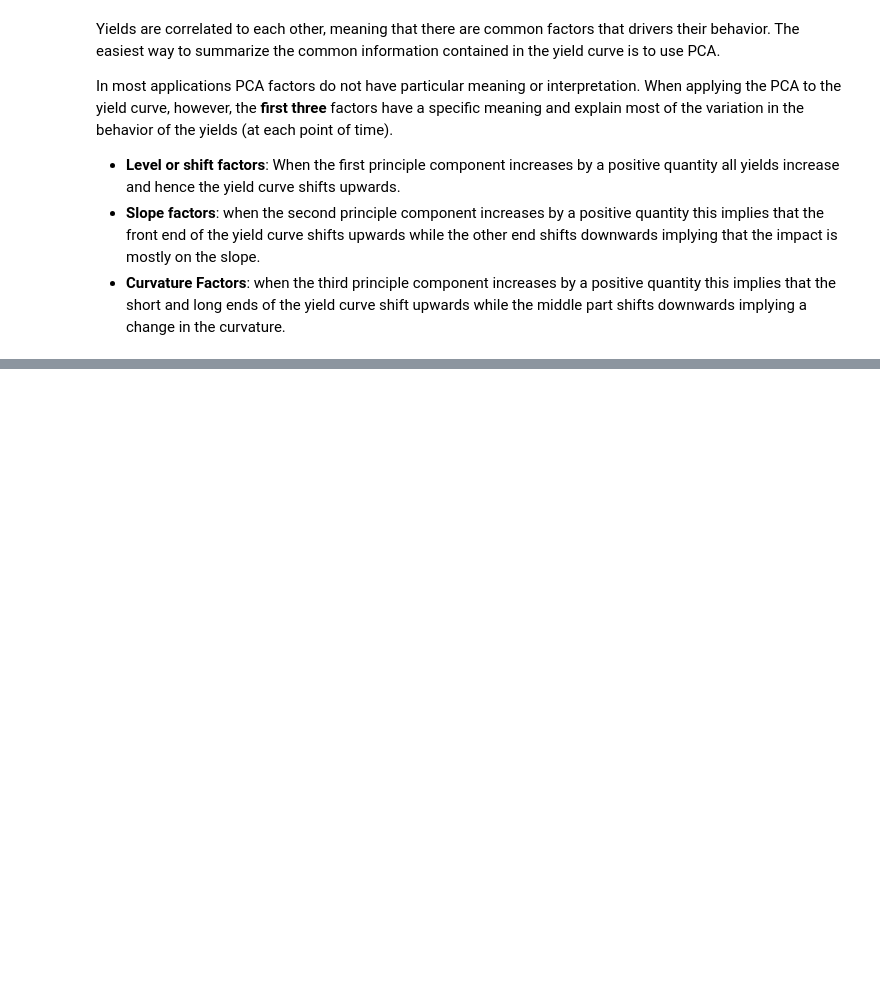
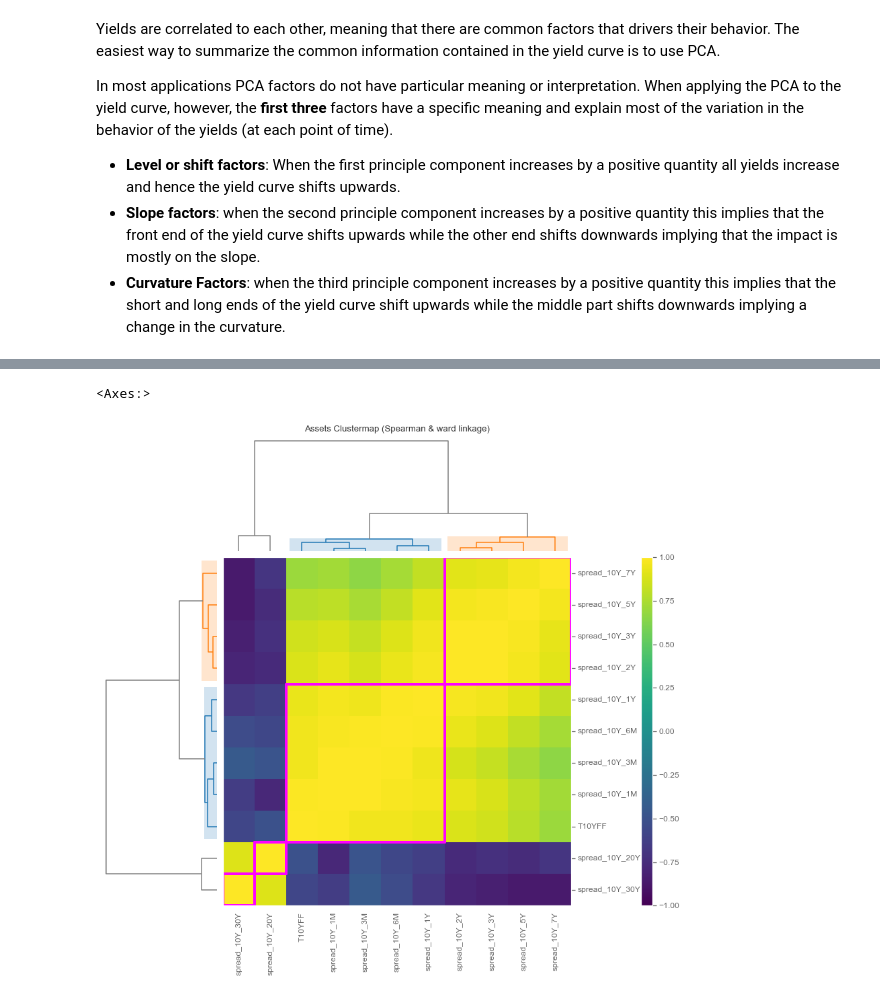
Before and after one commit to msh855/QuantitativePortfolioManagement, a Jupyter notebook: myPortfolioManagement/Examples/yield_curve.ipynb, the cells around one changed output, grey strips where cells are left out. Drawn from its saved outputs; the diff is of its cells as text; code cells hidden in the pictures; blank space fills up the shorter version.

```diff
--- a/myPortfolioManagement/Examples/yield_curve.ipynb
+++ b/myPortfolioManagement/Examples/yield_curve.ipynb
@@ -76,6 +143,9 @@ s2.corr(s1)
 # %%
-rp.plot_clusters(returns=yields_monthly, codependence="spearman",
+rp.plot_clusters(returns=spreads, codependence="spearman",
                       linkage='ward', leaf_order=True, dendrogram=True, ax=None)
+# %% [output]
+<Axes:>
+[figure, added]
 # %%
 import scipy.stats as stats
 from sklearn import cluster, metrics
```
Also changed, not shown: parts of 23 cells of this notebook, 2 other files.
